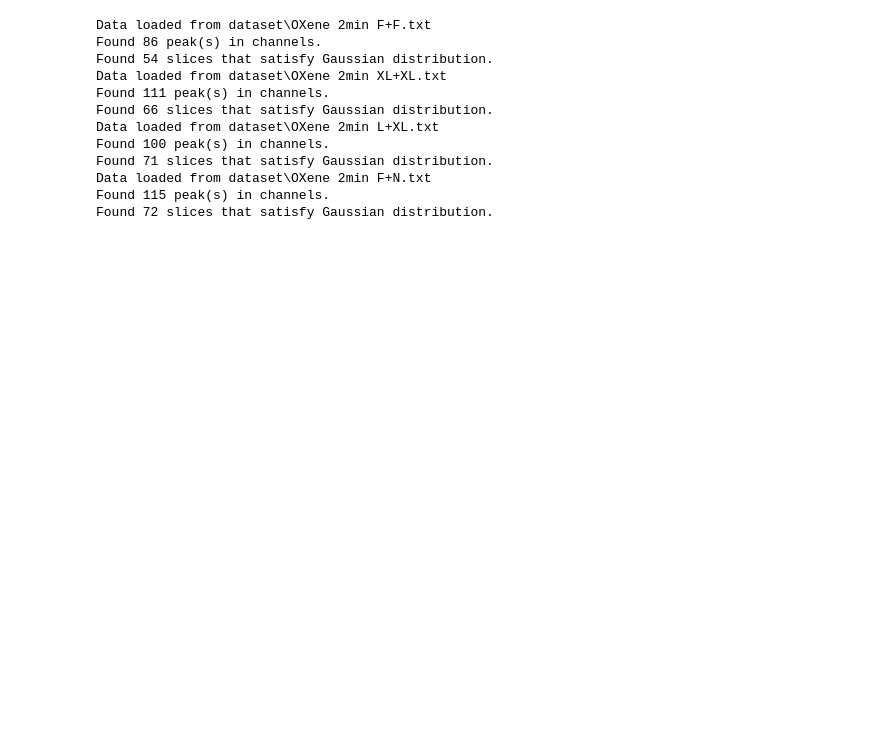
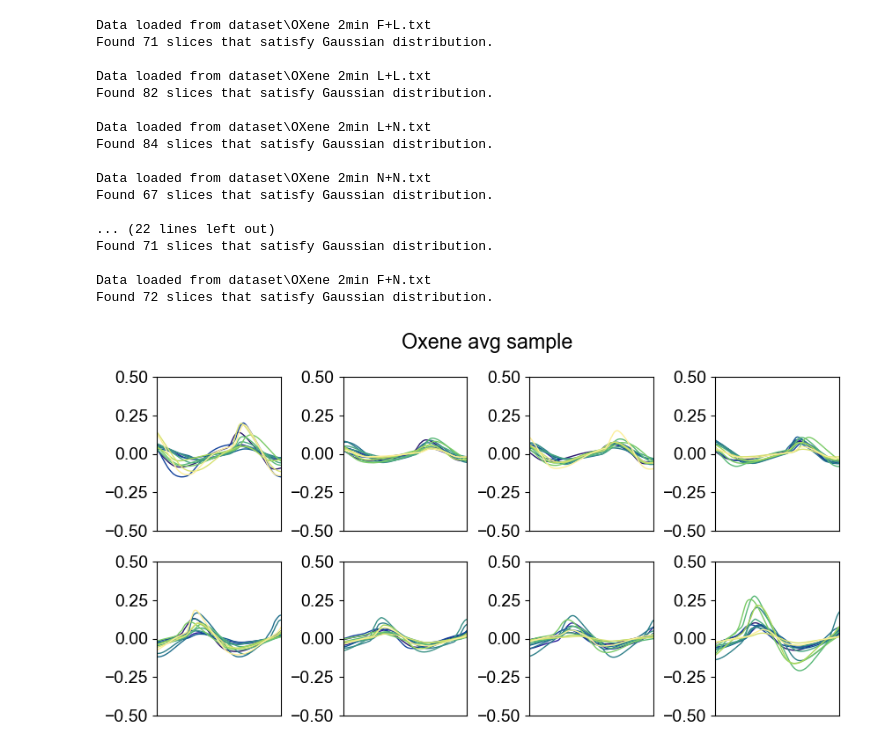
Before and after one commit to BailabUNC/oxene-nn, a Jupyter notebook: preprocessing.ipynb, the cells around one changed output. Drawn from its saved outputs; the diff is of its cells as text; code cells hidden in the pictures; blank space fills up the shorter version.

```diff
--- a/preprocessing.ipynb
+++ b/preprocessing.ipynb
@@ -205,7 +230,7 @@ workers = []
 all_features = []
 all_labels = []
 
-for n in range(4):
+for n in range(num_files):
     path = files[n]
     ref = refs[n]
 
@@ -218,18 +243,40 @@ for n in range(4):
     all_features.append(worker.features)
     all_labels.append(worker.labels)
 # %% [output]
-Data loaded from dataset\OXene 2min F+F.txt
-Found 86 peak(s) in channels.
-Found 54 slices that satisfy Gaussian distribution.
-Data loaded from dataset\OXene 2min XL+XL.txt
-Found 111 peak(s) in channels.
-Found 66 slices that satisfy Gaussian distribution.
-Data loaded from dataset\OXene 2min L+XL.txt
-Found 100 peak(s) in channels.
+Data loaded from dataset\OXene 2min F+L.txt
 Found 71 slices that satisfy Gaussian distribution.
+
+Data loaded from dataset\OXene 2min L+L.txt
+Found 82 slices that satisfy Gaussian distribution.
+
+Data loaded from dataset\OXene 2min L+N.txt
+Found 84 slices that satisfy Gaussian distribution.
+
+Data loaded from dataset\OXene 2min N+N.txt
+Found 67 slices that satisfy Gaussian distribution.
+
+... (22 lines left out)
+Found 71 slices that satisfy Gaussian distribution.
+
 Data loaded from dataset\OXene 2min F+N.txt
-Found 115 peak(s) in channels.
 Found 72 slices that satisfy Gaussian distribution.
+# %%
+colors = Colormap('cmocean:haline')(np.linspace(0, 1, len(workers)))
+
+fig, axes = plt.subplots(nrows=2, ncols=4, figsize=(10, 5))
+plt.subplots_adjust(wspace=0.5)
+
+for idx, ax in enumerate(axes.flat):
+    for color, worker in zip(colors, workers):
+        ax.plot(worker.get_mean_chnl()[idx, :], c=color, lw=1)
+        ax.set_ylim(-0.5, 0.5)
+        ax.set_xlim(0, 1500)
+        ax.set_xticks([])
+
+fig.suptitle('Oxene avg sample')
+plt.show()
+# %% [output]
+[figure, added]
 # %%
 workers[0].plot_features()
 # %% [output]
```
Also changed, not shown: parts of 12 cells of this notebook, 40 other files.
